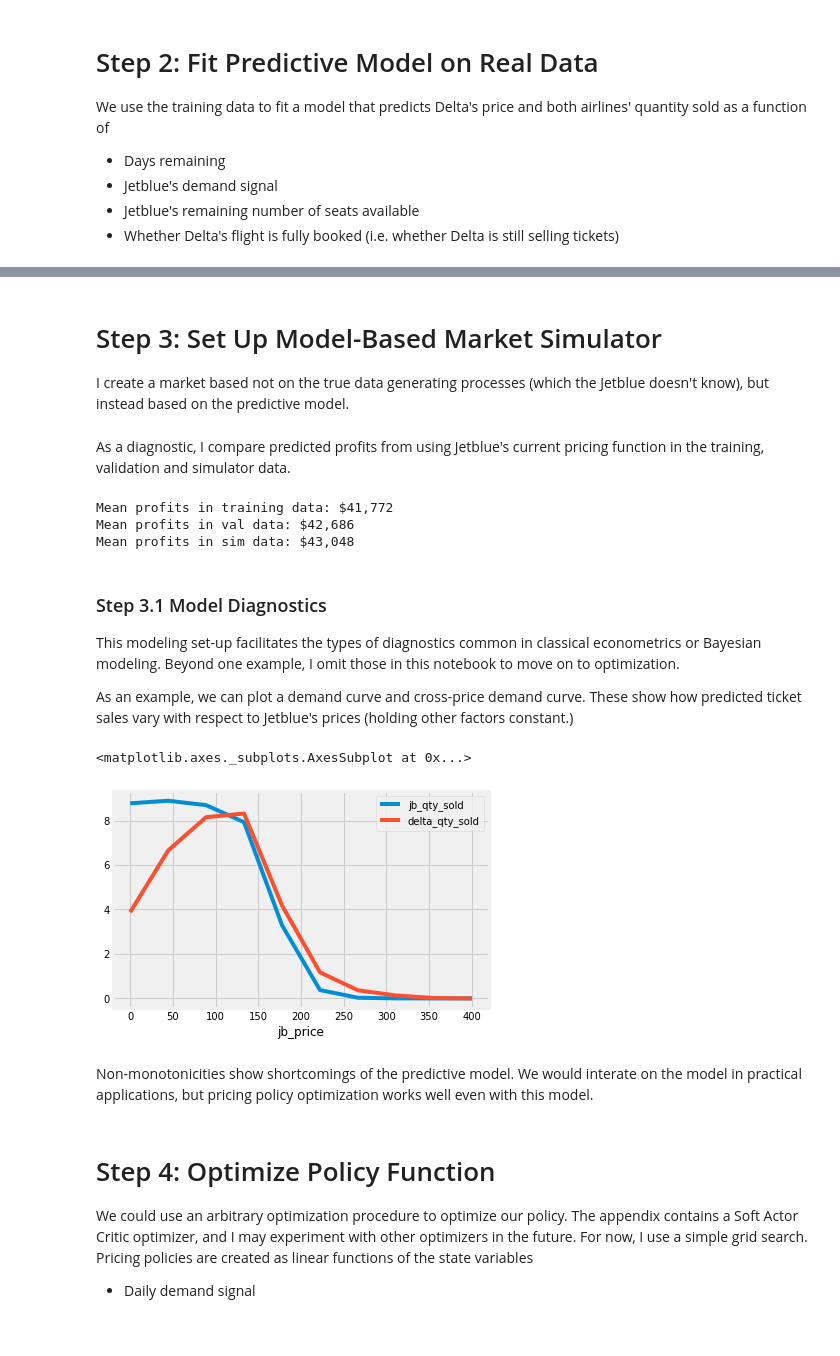
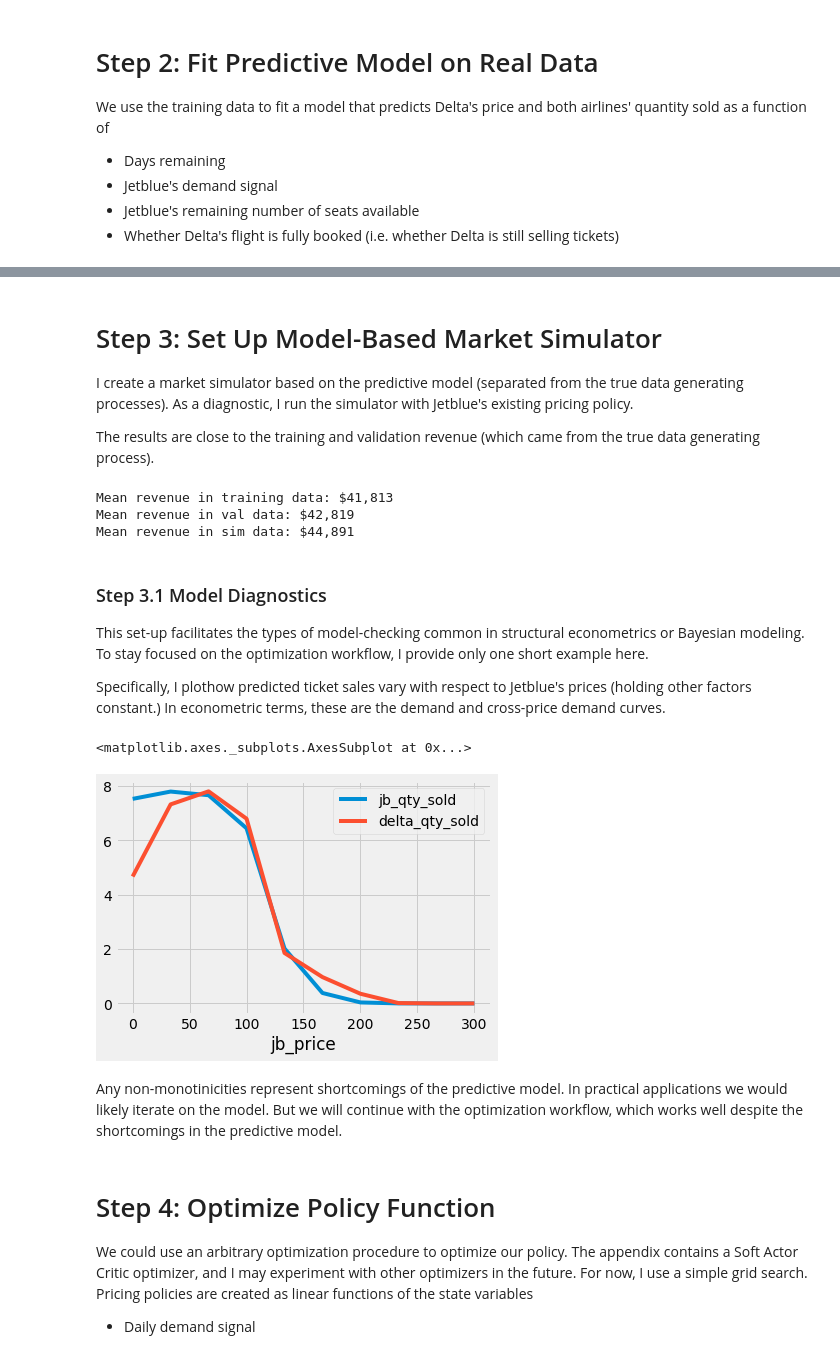
Before and after one commit to Mustapha-Wasseja/sem_policy_opt, a Jupyter notebook: main.ipynb, the cells around one changed output, grey strips where cells are left out. Saved outputs shown, nothing was run; the diff lists cells and outputs as text; code cells hidden in the pictures.

```diff
--- a/main.ipynb
+++ b/main.ipynb
@@ -79,17 +79,20 @@ import pandas as pd
 from matplotlib import style
 style.use('fivethirtyeight')
 
-# Constants hidden from airlines
-CUSTOMER_LEVEL_RANDOMNESS = 20 # Std. Dev of idiosyncratic custom preference between airlines
-DEMAND_SIGNAL_NOISINESS = 20  # Std. Dev of noise in how airlines' obversve daily traffic shocks
-MAX_DEMAND_LEVEL = 400 # The most any customer will ever pay
-POTENTIAL_CUSTOMERS_PER_DAY = 20 # Number of unique agents on consumer side of data generating process
-FLIGHTS_IN_TRAINING_DATA = 250
-FLIGHTS_IN_VAL_DATA = 25
+# market_details specifies parameters of data generating process (hidden from predictive models)
+market_details = dict(
+    # parameters the airlines do not observe
+    customer_level_randomness = 20, # measures customer level variation in airline preferences
+    demand_signal_noisiness = 20,   # Std. Dev of noise in how airlines' obversve daily traffic shocks
+    max_demand_level = 400,         # The most any customer will ever pay
+    potential_customers_per_day = 20, # Number of unique people making ticket purchase decisions
+    # parameters the airlines observe
+    seats_per_flight = 250,
+    sales_window_length = 120       # Length of time airline has to sell tickets before flight takes off
+)
 
-# Constants known to airlines
-SEATS_PER_FLIGHT = 250
-SALES_WINDOW_LENGTH = 120 # Length of time airline has to sell tickets before flight takes off
+flights_in_training_data = 250 # Number of flights airline can collect training data from
+flights_in_val_data = 2       # number of flights worth of data the airline has for validation
 # %% [markdown]
 I used trial and error to find a reasonable pricing function. I use the following function for both airlines when creating "real" data.
 # %%
@@ -115,7 +118,7 @@ from sem_policy_opt.real_dgp import RealDGP
 
 real_dgp = RealDGP(delta_price_fn = simple_price_fn) # Assume Delta uses price_fn defined above
 
-real_market = Market(real_dgp, MAX_DEMAND_LEVEL, DEMAND_SIGNAL_NOISINESS, SEATS_PER_FLIGHT, SALES_WINDOW_LENGTH)
+real_market = Market(real_dgp, market_details)
 
-train_profits, train_data = run_env(real_market, simple_price_fn, n_times=FLIGHTS_IN_TRAINING_DATA)
-val_profits, val_data = run_env(real_market, simple_price_fn, n_times=FLIGHTS_IN_VAL_DATA)
+train_profits, train_data = run_env(real_market, simple_price_fn, n_times=flights_in_training_data)
+val_profits, val_data = run_env(real_market, simple_price_fn, n_times=flights_in_val_data)
@@ -142,4 +148,6 @@ r-squared values for predictive model:
 # %% [markdown]
 # Step 3: Set Up Model-Based Market Simulator
 
-I create a market based not on the true data generating processes (which the Jetblue doesn't know), but instead based on the predictive model.
+I create a market simulator based on the predictive model (separated from the true data generating processes). As a diagnostic, I run the simulator with Jetblue's existing pricing policy.
+
+The results are close to the training and validation revenue (which came from the true data generating process).
@@ -150,37 +154,35 @@ sim_market = Market(predictive_model, MAX_DEMAND_LEVEL,
-# %% [markdown]
-
-As a diagnostic, I compare predicted profits from using Jetblue's current pricing function in the training, validation and simulator data.
 # %%
+sim_market = Market(predictive_model, market_details)
 simple_price_sim_profits, simple_price_sim_data = run_env(sim_market, simple_price_fn, n_times=20)
 
-print("Mean profits in training data: ${:,.0f} \n"
-      "Mean profits in val data: ${:,.0f} \n"
-      "Mean profits in sim data: ${:,.0f} \n".format(train_profits.mean(), val_profits.mean(), simple_price_sim_profits.mean()))
+print("Mean revenue in training data: ${:,.0f} \n"
+      "Mean revenue in val data: ${:,.0f} \n"
+      "Mean revenue in sim data: ${:,.0f} \n".format(train_profits.mean(), val_profits.mean(), simple_price_sim_profits.mean()))
 # %% [output]
-Mean profits in training data: $41,772
-Mean profits in val data: $42,686
-Mean profits in sim data: $43,048
+Mean revenue in training data: $41,813
+Mean revenue in val data: $42,819
+Mean revenue in sim data: $44,891
 # %% [markdown]
 ### Step 3.1 Model Diagnostics
-This modeling set-up facilitates the types of diagnostics common in classical econometrics or Bayesian modeling. Beyond one example, I omit those in this notebook to move on to optimization.
+This set-up facilitates the types of model-checking common in structural econometrics or Bayesian modeling. To stay focused on the optimization workflow, I provide only one short example here.
 
-As an example, we can plot a demand curve and cross-price demand curve. These show how predicted ticket sales vary with respect to Jetblue's prices (holding other factors constant.)
+Specifically, I plothow predicted ticket sales vary with respect to Jetblue's prices (holding other factors constant.) In econometric terms, these are the demand and cross-price demand curves.
 # %%
 demand_curves = pd.DataFrame()
-for jb_price in np.linspace(0, MAX_DEMAND_LEVEL, 10):
-    prediction_data = pd.DataFrame(dict(days_before_flight=[150],
-                                        jb_demand_signal=[150],
-                                        delta_price=[150],
+for jb_price in np.linspace(0, 300, 10):
+    prediction_data = pd.DataFrame(dict(days_before_flight=[100],
+                                        jb_demand_signal=[100],
+                                        delta_price=[100],
                                         jb_price=[jb_price]))
     prediction = predictive_model.predict(prediction_data)
     prediction['jb_price'] = [jb_price]
     demand_curves = pd.concat([demand_curves, pd.DataFrame(prediction)])
 demand_curves.plot(x='jb_price', y=['jb_qty_sold', 'delta_qty_sold'])
 # %% [output]
 <matplotlib.axes._subplots.AxesSubplot at 0x...>
-[figure, old version]
+[figure, new version]
-# %% [markdown]
-Non-monotonicities show shortcomings of the predictive model. We would interate on the model in practical applications, but pricing policy optimization works well even with this model.
+# %% [markdown]
+Any non-monotinicities represent shortcomings of the predictive model. In practical applications we would likely iterate on the model. But we will continue with the optimization workflow, which works well despite the shortcomings in the predictive model.
 # %% [markdown]
 # Step 4: Optimize Policy Function
 We could use an arbitrary optimization procedure to optimize our policy. The appendix contains a Soft Actor Critic optimizer, and I may experiment with other optimizers in the future. For now, I use a simple grid search. Pricing policies are created as linear functions of the state variables
```
Also changed, not shown: parts of 8 cells of this notebook, 3 other files.
